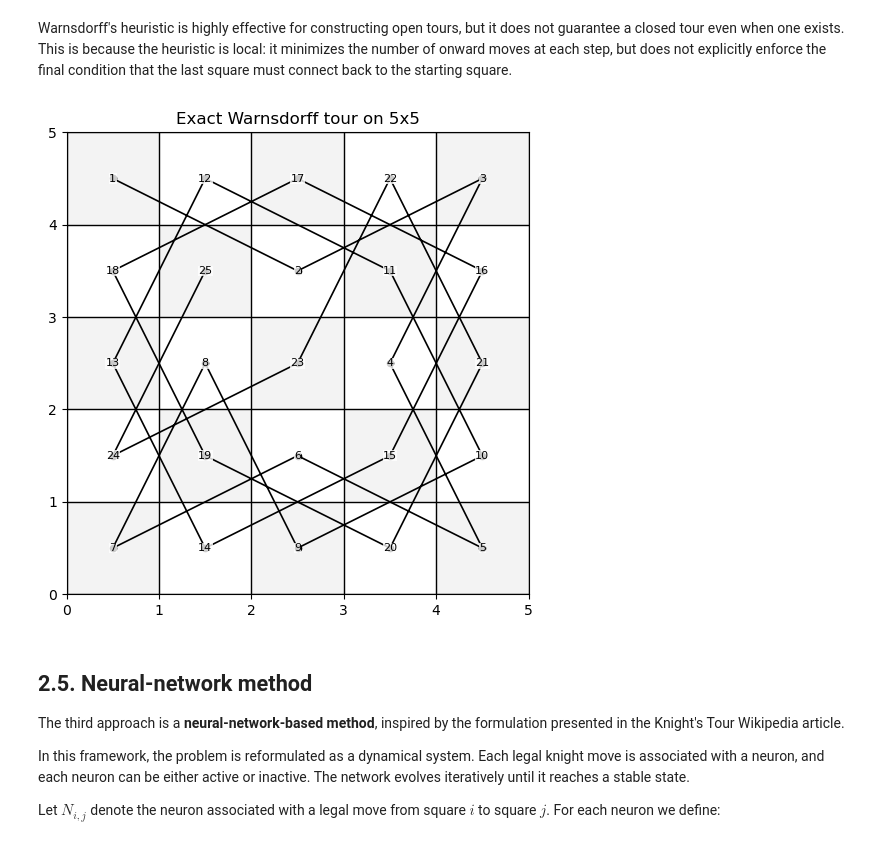
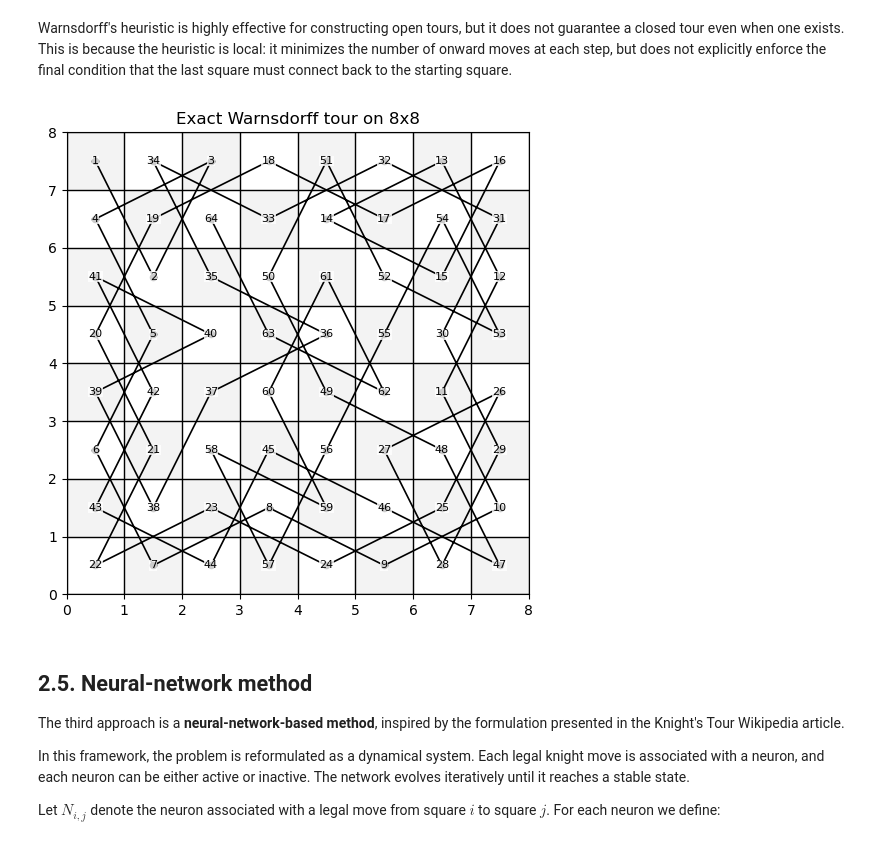
Before and after one commit to Trogkton/Math-Project, a Jupyter notebook: knights_tour.ipynb, the cells around one changed output. Drawn from its saved outputs; the diff is of its cells as text; code cells hidden in the pictures.

```diff
--- a/knights_tour.ipynb
+++ b/knights_tour.ipynb
@@ -662,13 +657,13 @@ False 0.0003026659833267331
 # %% [markdown]
 Warnsdorff's heuristic is highly effective for constructing open tours, but it does not guarantee a closed tour even when one exists. This is because the heuristic is local: it minimizes the number of onward moves at each step, but does not explicitly enforce the final condition that the last square must connect back to the starting square.
 # %%
-wd_result = warnsdorff_knights_tour(5, start=(0, 0), closed=False)
+wd_result = warnsdorff_knights_tour(8, start=(0, 0), closed=False)
 
 if wd_result["success"]:
-    plot_tour(wd_result["tour"], 5, title="Exact Warnsdorff tour on 5x5")
+    plot_tour(wd_result["tour"], 8, title="Exact Warnsdorff tour on 8x8")
     plt.show()
 # %% [output]
-[figure, old version]
+[figure, new version]
 # %% [markdown]
 ## 2.5. Neural-network method
 
```
Also changed, not shown: parts of 10 cells of this notebook.
